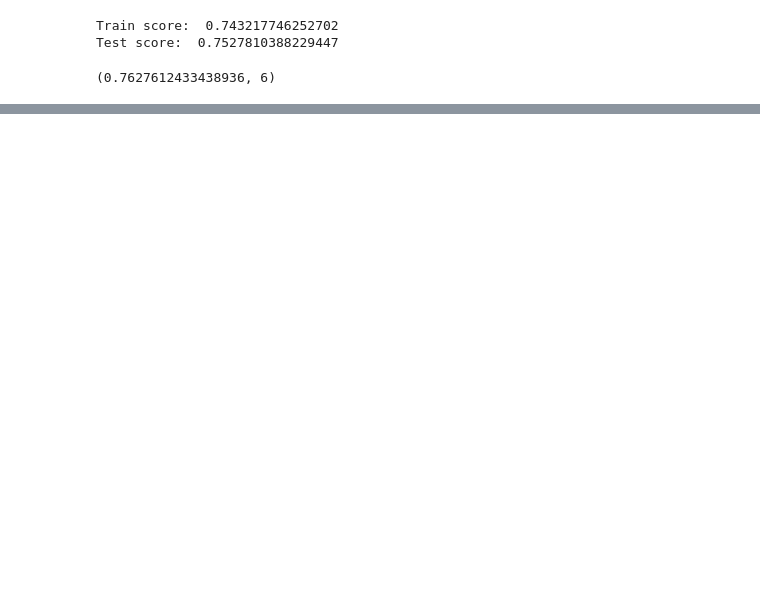
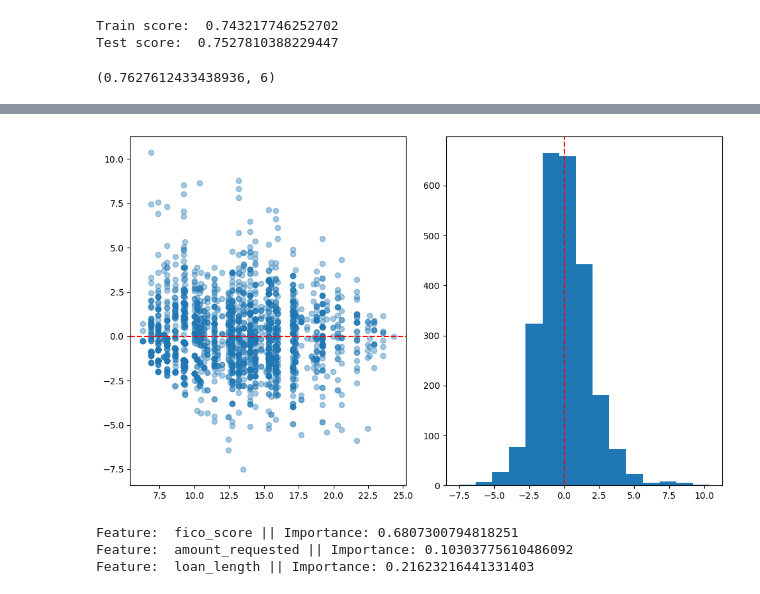
Before and after one commit to BrianFri/CaseInterestRates, a Jupyter notebook: loan.ipynb, the cells around one changed output, grey strips where cells are left out. Drawn from its saved outputs; the diff is of its cells as text; code cells hidden in the pictures; blank space fills up the shorter version.

```diff
--- a/loan.ipynb
+++ b/loan.ipynb
@@ -64,3 +161,6 @@ def select_best_depth(X, y, max_depth):
 print(select_best_depth(X, y, 15))
 # %% [output]
 (0.7627612433438936, 6)
+# %%
+dt_model = DecisionTreeRegressor(max_depth=6, random_state=1)
+dt_model.fit(X_train, y_train)
@@ -66,0 +171,4 @@ print(select_best_depth(X, y, 15))
+# %%
+loan_df['predicted'] = dt_model.predict(X)
+loan_df['residual'] = loan_df['interest_rate'] - loan_df['predicted']
+loan_df
@@ -66,0 +189,25 @@ print(select_best_depth(X, y, 15))
+# %%
+plt.figure(figsize=(10,6))
+plt.subplot(1,2,1)
+plt.scatter(x=loan_df['predicted'],
+            y= loan_df['residual'],
+            alpha=0.4)
+plt.axhline(y=0, color='red', linestyle = '--')
+
+plt.subplot(1,2,2)
+plt.hist(loan_df['residual'], bins=15)
+plt.axvline(x=0, color='red', linestyle='--')
+
+plt.tight_layout()
+plt.show()
+# %% [output]
+[figure, added]
+# %%
+importances = dt_model.feature_importances_
+
+for feat, importance in zip(X_train.columns, importances):
+    print(f'Feature:  {feat} || Importance: {importance}')
+# %% [output]
+Feature:  fico_score || Importance: 0.6807300794818251
+Feature:  amount_requested || Importance: 0.10303775610486092
+Feature:  loan_length || Importance: 0.21623216441331403
```
Also changed, not shown: parts of 10 cells of this notebook.
